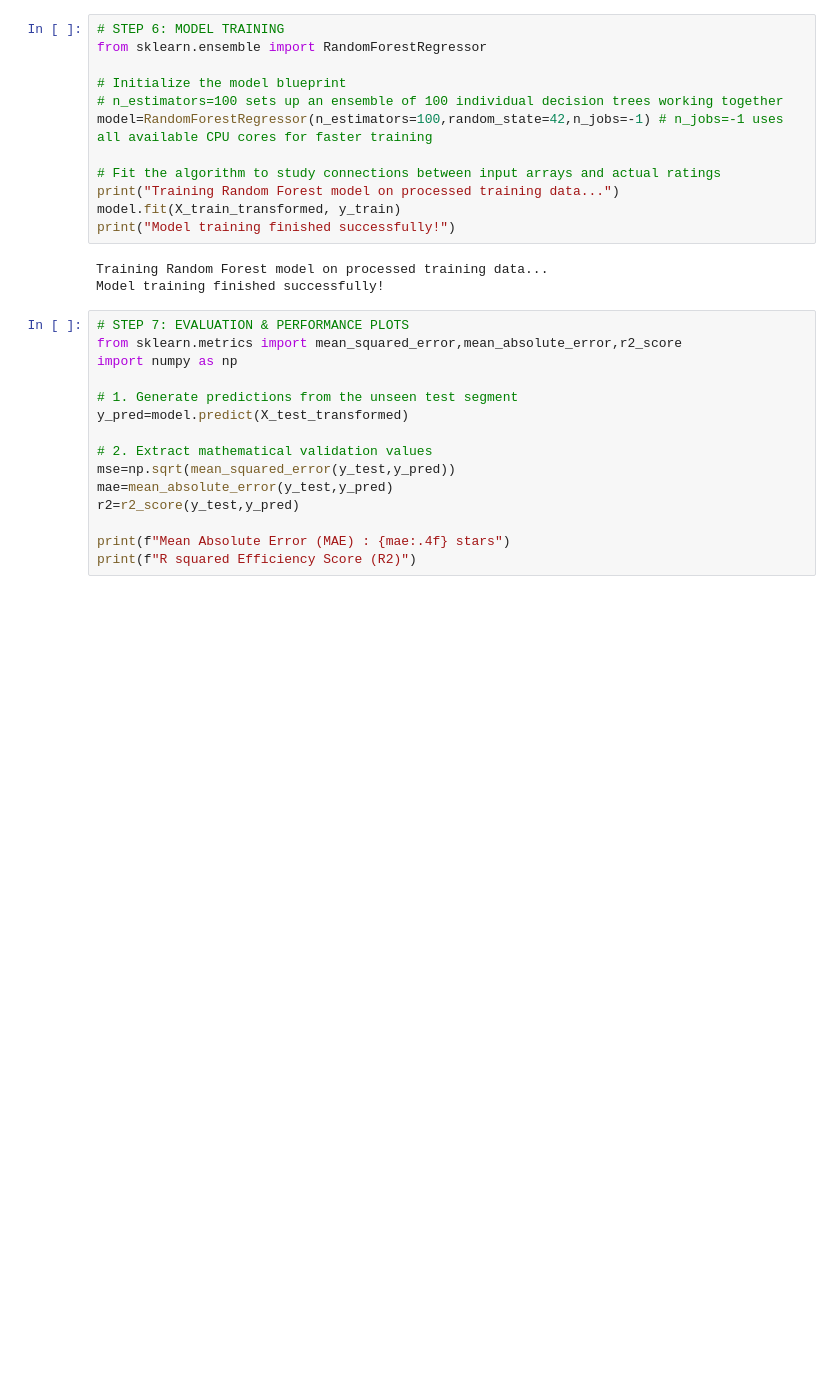
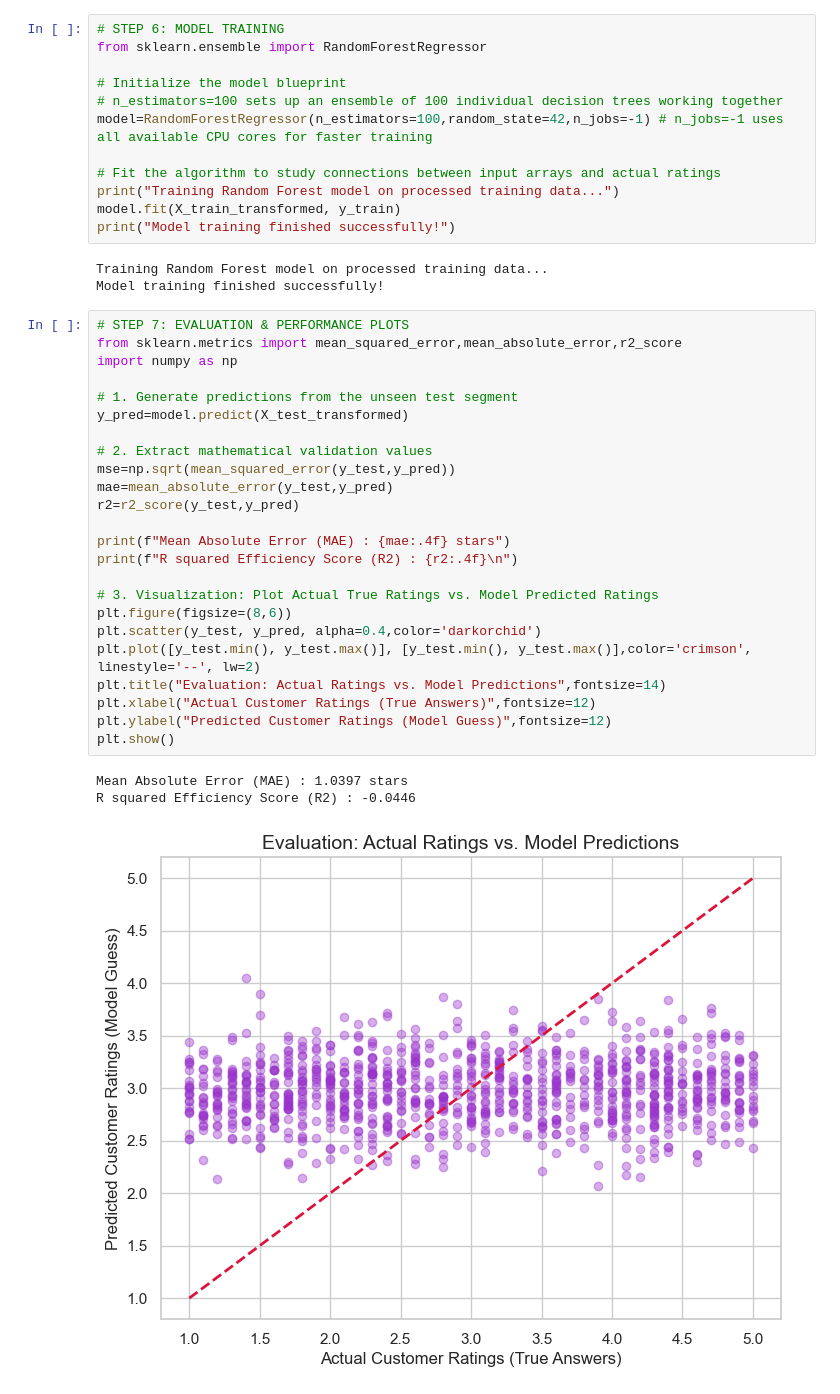
Before and after one commit to ManamiMayoki/Titanic, a Jupyter notebook: my_ecommerce_project/notebooks/sales_modeling.ipynb, the cells around one changed output. Cells and saved outputs as stored; diff of their text form; blank space fills up the shorter version.

Commit message:
actual ratings vs model predictions

```diff
--- a/my_ecommerce_project/notebooks/sales_modeling.ipynb
+++ b/my_ecommerce_project/notebooks/sales_modeling.ipynb
@@ -247,15 +247,28 @@ Model training finished successfully!
 # %%
 # STEP 7: EVALUATION & PERFORMANCE PLOTS
 from sklearn.metrics import mean_squared_error,mean_absolute_error,r2_score
 import numpy as np
 
 # 1. Generate predictions from the unseen test segment
 y_pred=model.predict(X_test_transformed)
 
 # 2. Extract mathematical validation values
 mse=np.sqrt(mean_squared_error(y_test,y_pred))
 mae=mean_absolute_error(y_test,y_pred)
 r2=r2_score(y_test,y_pred)
 
 print(f"Mean Absolute Error (MAE) : {mae:.4f} stars")
-print(f"R squared Efficiency Score (R2)")
+print(f"R squared Efficiency Score (R2) : {r2:.4f}\n")
+
+# 3. Visualization: Plot Actual True Ratings vs. Model Predicted Ratings
+plt.figure(figsize=(8,6))
+plt.scatter(y_test, y_pred, alpha=0.4,color='darkorchid')
+plt.plot([y_test.min(), y_test.max()], [y_test.min(), y_test.max()],color='crimson', linestyle='--', lw=2)
+plt.title("Evaluation: Actual Ratings vs. Model Predictions",fontsize=14)
+plt.xlabel("Actual Customer Ratings (True Answers)",fontsize=12)
+plt.ylabel("Predicted Customer Ratings (Model Guess)",fontsize=12)
+plt.show()
+# %% [output]
+Mean Absolute Error (MAE) : 1.0397 stars
+R squared Efficiency Score (R2) : -0.0446
+[figure, added]
```
